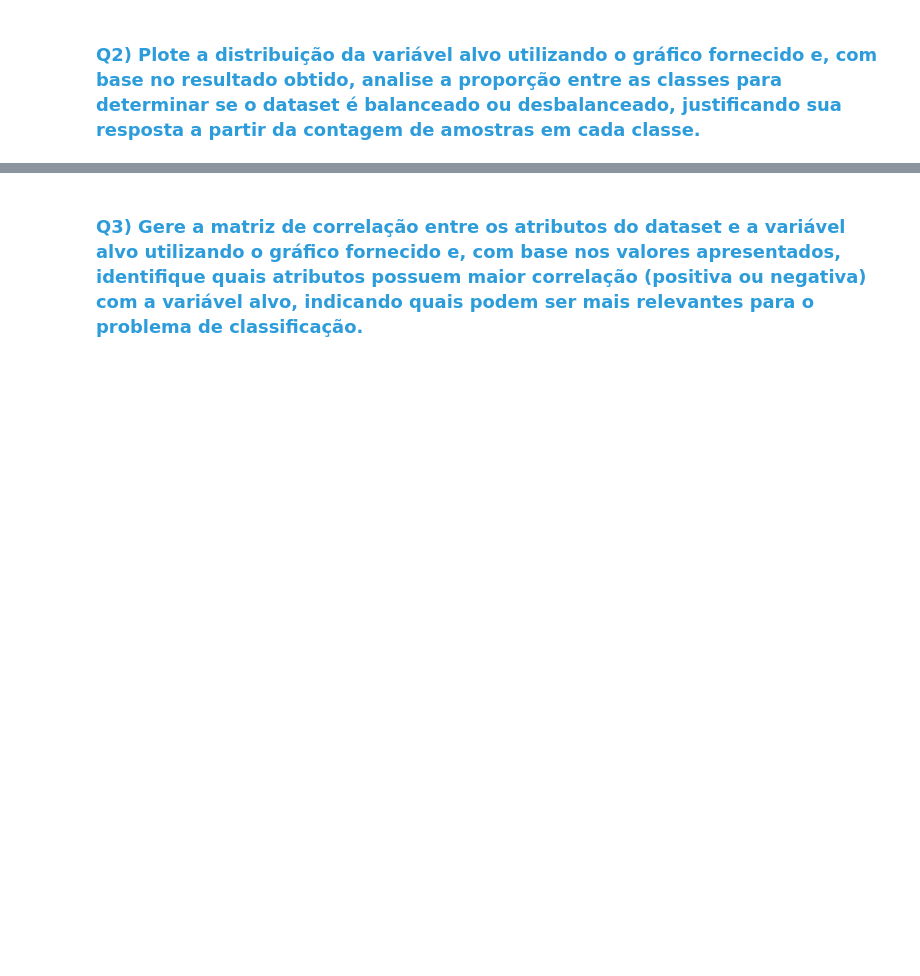
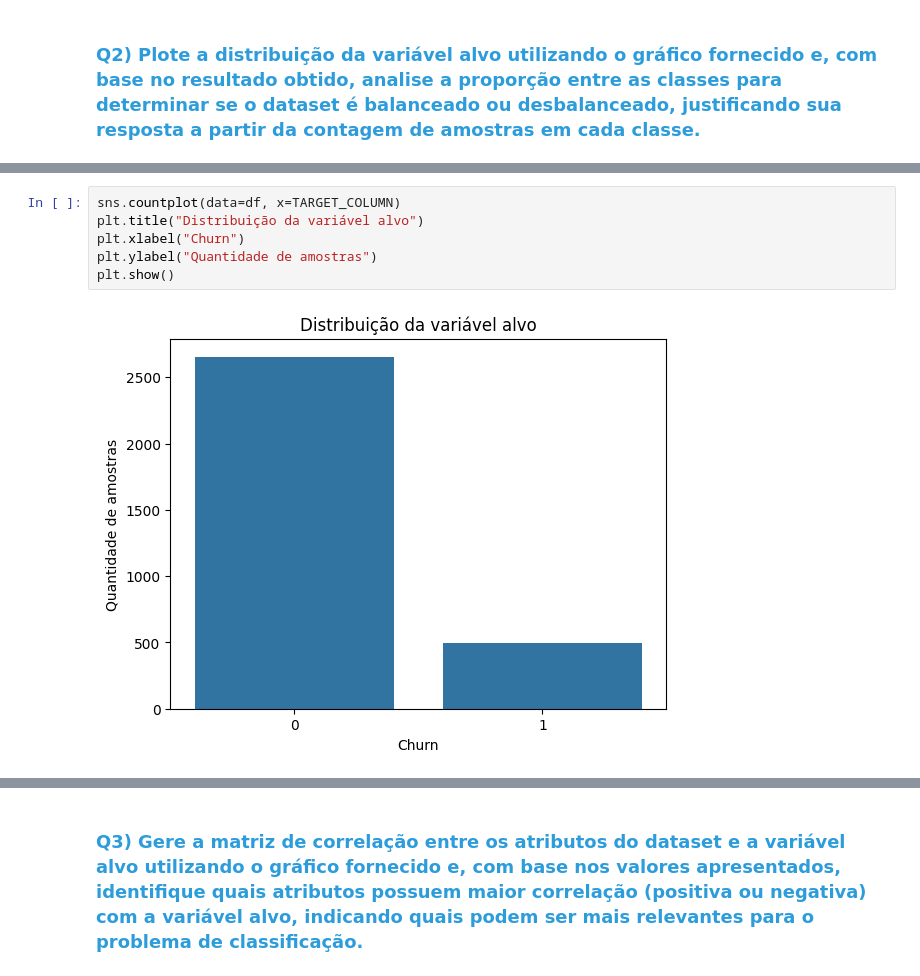
Before and after one commit to MarceloHOPV/API---fastAPI, a Jupyter notebook: C318_2026_1_Atividade_05_Enunciado.ipynb, the cells around one changed output, grey strips where cells are left out. Cells and saved outputs as stored; diff of their text form; blank space fills up the shorter version.

```diff
--- a/C318_2026_1_Atividade_05_Enunciado.ipynb
+++ b/C318_2026_1_Atividade_05_Enunciado.ipynb
@@ -144,0 +153,8 @@ O dataset possui 3150 amostras e 14 atributos (incluindo a variável alvo), send
+# %%
+sns.countplot(data=df, x=TARGET_COLUMN)
+plt.title("Distribuição da variável alvo")
+plt.xlabel("Churn")
+plt.ylabel("Quantidade de amostras")
+plt.show()
+# %% [output]
+[figure, added]
```
Also changed, not shown: parts of 35 cells of this notebook.
